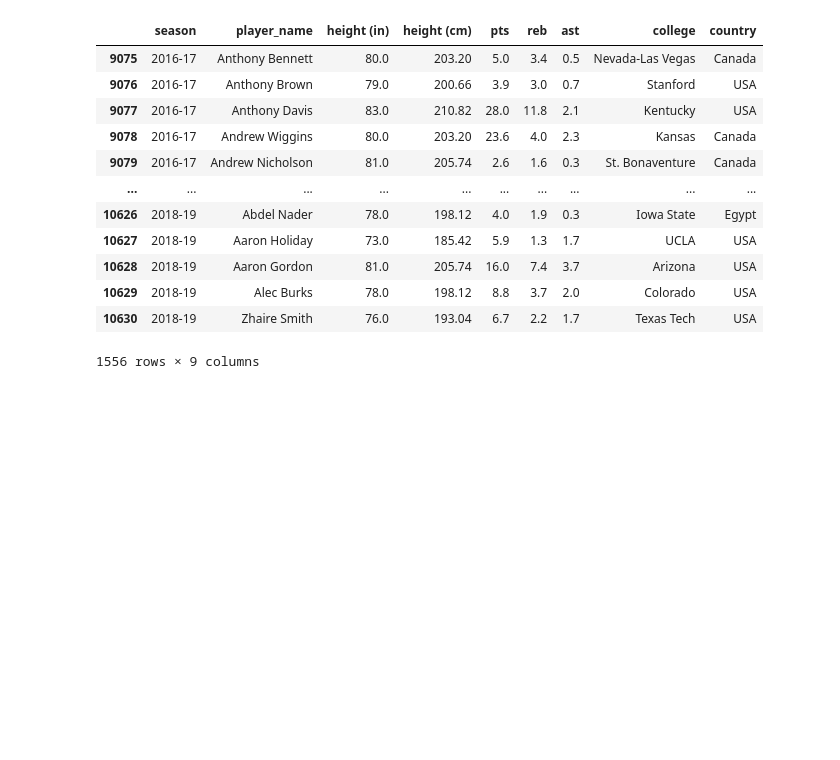
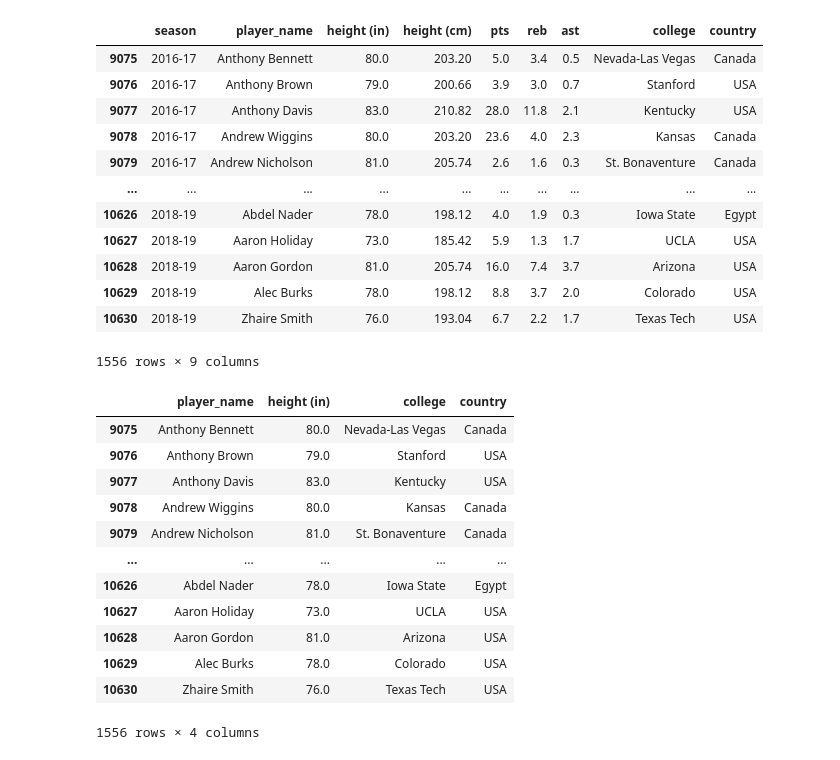
Before and after one commit to ic17rey/butler-groupA-project1, a Jupyter notebook: nba_height_project.ipynb, the cells around one changed output. Cells and saved outputs as stored; diff of their text form; code cells hidden in the pictures; blank space fills up the shorter version.

```diff
--- a/nba_height_project.ipynb
+++ b/nba_height_project.ipynb
@@ -137,3 +139,21 @@ organized_stats_df
 | 10629 | 2018-19 | Alec Burks | 78.0 | 198.12 | 8.8 | 3.7 | 2.0 | Colorado | USA |
 | 10630 | 2018-19 | Zhaire Smith | 76.0 | 193.04 | 6.7 | 2.2 | 1.7 | Texas Tech | USA |
 1556 rows × 9 columns
+# %%
+# Use the DataFrame to make a new one with only one line per player with personal info (no multi-year stats)
+player_info_df = organized_stats_df[["player_name","height (in)","college","country"]]
+player_info_df
+# %% [output]
+|  | player_name | height (in) | college | country |
+| 9075 | Anthony Bennett | 80.0 | Nevada-Las Vegas | Canada |
+| 9076 | Anthony Brown | 79.0 | Stanford | USA |
+| 9077 | Anthony Davis | 83.0 | Kentucky | USA |
+| 9078 | Andrew Wiggins | 80.0 | Kansas | Canada |
+| 9079 | Andrew Nicholson | 81.0 | St. Bonaventure | Canada |
+| ... | ... | ... | ... | ... |
+| 10626 | Abdel Nader | 78.0 | Iowa State | Egypt |
+| 10627 | Aaron Holiday | 73.0 | UCLA | USA |
+| 10628 | Aaron Gordon | 81.0 | Arizona | USA |
+| 10629 | Alec Burks | 78.0 | Colorado | USA |
+| 10630 | Zhaire Smith | 76.0 | Texas Tech | USA |
+1556 rows × 4 columns
```
Also changed, not shown: parts of 4 cells of this notebook.
